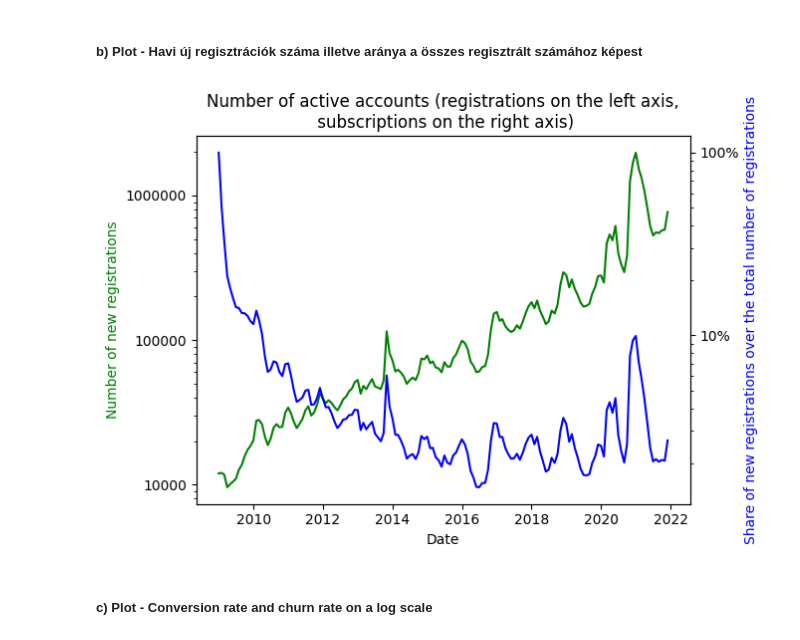
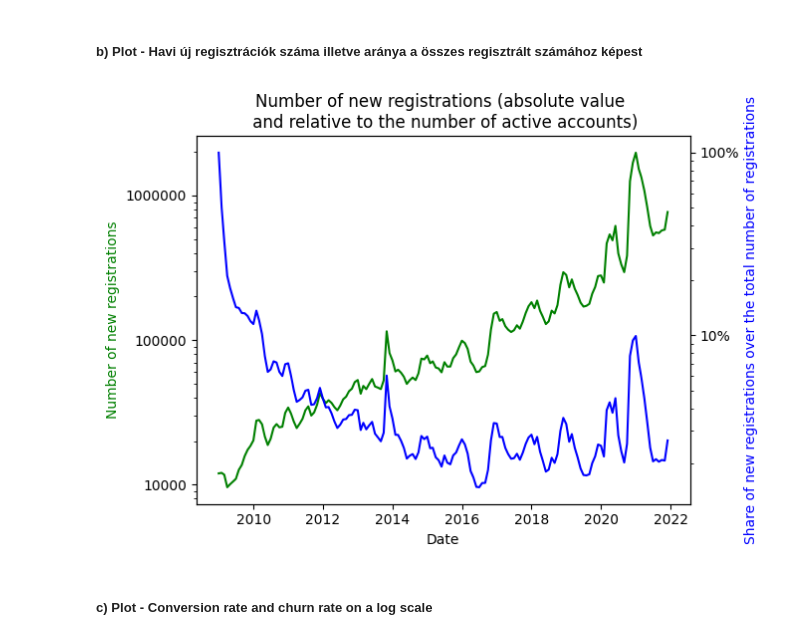
Before and after one commit to DanielBarabas/rajk-ml-course-barab, a Jupyter notebook: homeworks/BD_hw.ipynb, the cells around one changed output. Drawn from its saved outputs; the diff is of its cells as text; code cells hidden in the pictures.

```diff
--- a/homeworks/BD_hw.ipynb
+++ b/homeworks/BD_hw.ipynb
@@ -103,19 +103,19 @@ plt.show()
 # %%
 fig, ax1 = plt.subplots()
 ax1.plot(data["date"],data["registrations"],color = "green")
 ax1.set_xlabel("Date")
 ax1.set_ylabel("Number of new registrations",color = "green")
-ax1.set_title("Number of active accounts (registrations on the left axis,\n subscriptions on the right axis)")
+ax1.set_title("Number of new registrations (absolute value \n and relative to the number of active accounts)")
 ax1.set_yscale('log')
 ax1.yaxis.set_major_formatter(FormatStrFormatter('%1.0f'))
 ax2 = ax1.twinx()
 ax2.plot(data["date"],data["reg_rate_per_user"], color = "blue")
 ax2.set_ylabel("Share of new registrations over the total number of registrations",color = "blue")
 ax2.set_yscale('log')
 ax2.yaxis.set_major_formatter(FuncFormatter(lambda y, _: '{:.0%}'.format(y)))
 plt.show()
 # %% [output]
-[figure, old version]
+[figure, new version]
 # %% [markdown]
 ##### c) Plot - Conversion rate and churn rate on a log scale
 # %%
```
Also changed, not shown: parts of 22 cells of this notebook.
